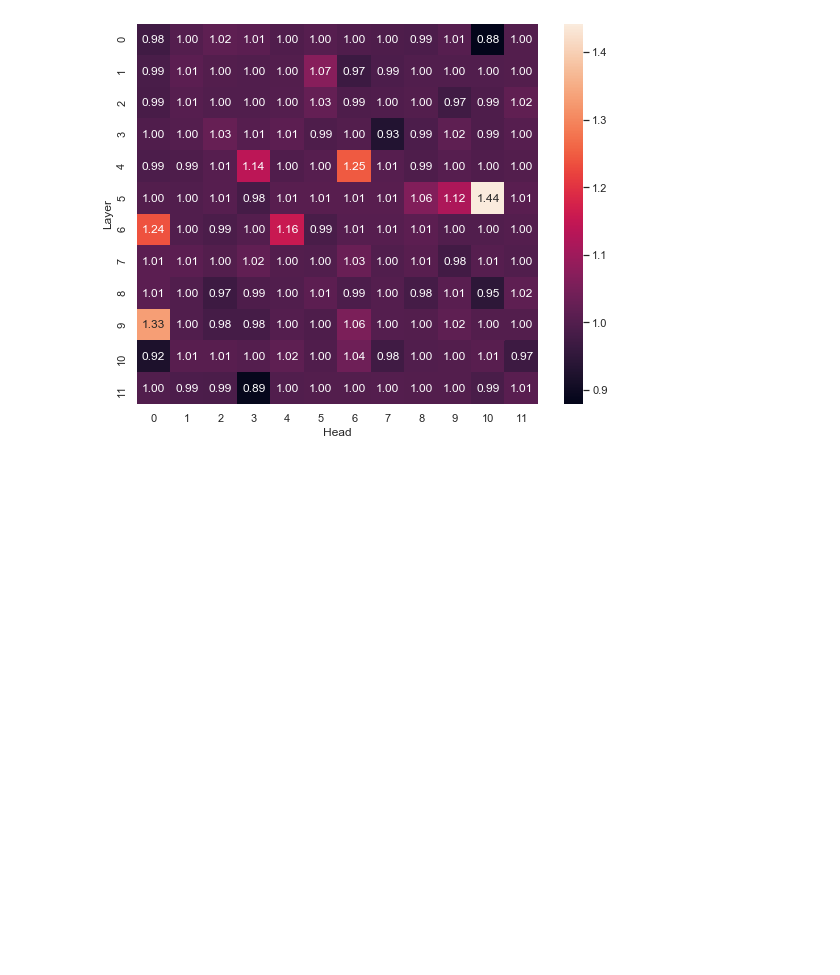
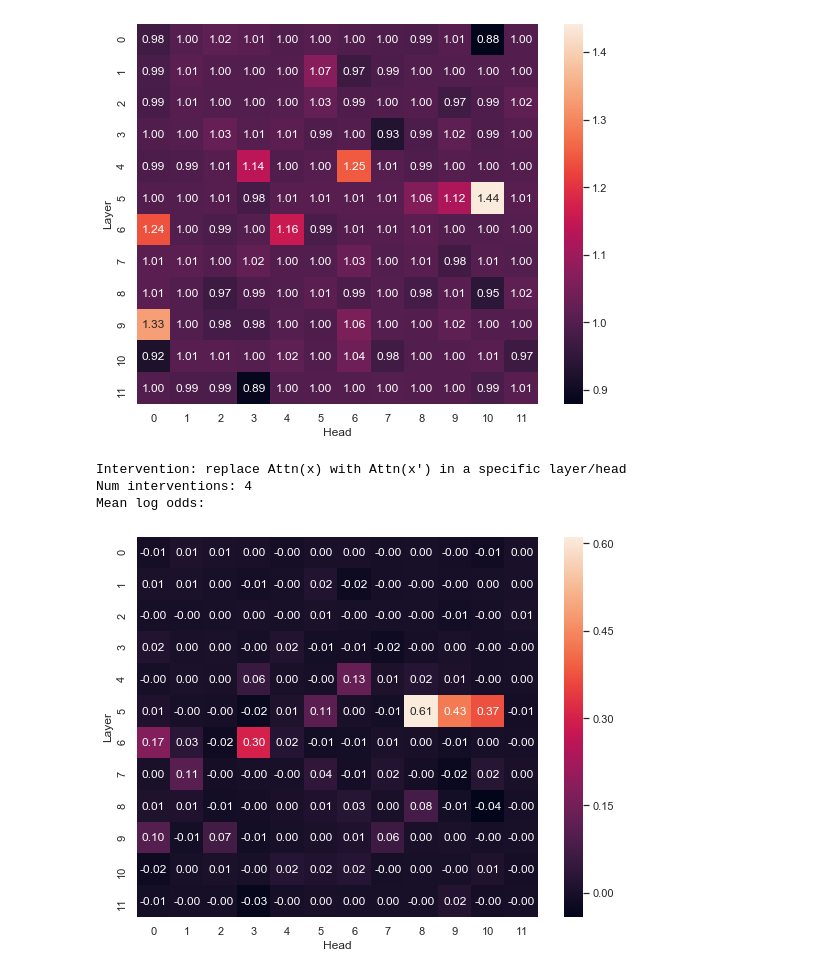
Before and after one commit to mattf1n/lm-intervention, a Jupyter notebook: lm_attn_intervention.ipynb, the cells around one changed output. Saved outputs shown, nothing was run; the diff lists cells and outputs as text; code cells hidden in the pictures; blank space fills up the shorter version.

Commit message:
Display mean log odds ratio over multiple intervention runs.

```diff
--- a/lm_attn_intervention.ipynb
+++ b/lm_attn_intervention.ipynb
@@ -52,12 +53,12 @@ p(asked|x'): 10.31% p(answered|x'): 3.84%
 Odds ratio (p("answered"|Attn(x')) / p("asked"|Attn(x')) / (p("answered") / p("asked")):
 [figure]
 # %%
-intervention = Intervention(
+intervention2 = Intervention(
         tokenizer,
         "The doctor asked the nurse a question. {}",
         ["He", "She"],
         ["requested", "responded"])
-perform_intervention(intervention)
+perform_intervention(intervention2)
 # %% [output]
 Intervention: replace Attn(x) with Attn(x') in a specific layer/head
 x : The doctor asked the nurse a question. He
@@ -70,12 +71,12 @@ p(requested|x'): 0.04% p(responded|x'): 1.86%
 Odds ratio (p("responded"|Attn(x')) / p("requested"|Attn(x')) / (p("responded") / p("requested")):
 [figure]
 # %%
-intervention = Intervention(
+intervention3 = Intervention(
         tokenizer,
         "The man felt sorry about what he said to the woman. {}",
         ["He", "She"],
         ["apologized", "forgave"])
-perform_intervention(intervention)
+perform_intervention(intervention3)
 # %% [output]
 Intervention: replace Attn(x) with Attn(x') in a specific layer/head
 x : The man felt sorry about what he said to the woman. He
@@ -88,12 +89,12 @@ p(apologized|x'): 0.42% p(forgave|x'): 0.00%
 Odds ratio (p("forgave"|Attn(x')) / p("apologized"|Attn(x')) / (p("forgave") / p("apologized")):
 [figure]
 # %%
-intervention = Intervention(
+intervention4 = Intervention(
         tokenizer,
         "The nurse notified the patient that {}",
         ["her", "his"],
         ["shift", "blood"])
-perform_intervention(intervention)
+perform_intervention(intervention4)
 # %% [output]
 Intervention: replace Attn(x) with Attn(x') in a specific layer/head
 x : The nurse notified the patient that her
@@ -105,3 +106,29 @@ p(shift|x'): 0.03% p(blood|x'): 3.16%
 
 Odds ratio (p("blood"|Attn(x')) / p("shift"|Attn(x')) / (p("blood") / p("shift")):
 [figure]
+# %%
+def perform_interventions(interventions):
+
+	log_odds_ratio_sum = torch.zeros((model.num_layers, model.num_heads))
+	log_odds_ratio_count = 0
+	for intervention in interventions:
+		candidate1_base_prob, candidate2_base_prob, candidate1_alt_prob, candidate2_alt_prob, candidate1_probs, candidate2_probs = model.attention_intervention_experiment(intervention)
+		log_odds_base = torch.log(candidate2_base_prob) - torch.log(candidate1_base_prob)
+		log_odds_intervention = torch.log(candidate2_probs) - torch.log(candidate1_probs)
+		log_odds_ratio = log_odds_intervention - log_odds_base
+		log_odds_ratio_sum += log_odds_ratio
+		log_odds_ratio_count += 1
+
+	print("Intervention: replace Attn(x) with Attn(x') in a specific layer/head")
+	print(f"Num interventions: {log_odds_ratio_count}")
+	print("Mean log odds:")
+	plt.figure(figsize=(9,7))
+	ax = sns.heatmap(log_odds_ratio_sum / log_odds_ratio_count, annot=True, annot_kws={"size": 12}, fmt=".2f")
+	ax.set(xlabel='Head', ylabel='Layer')
+# %%
+perform_interventions([intervention1, intervention2, intervention3, intervention4])
+# %% [output]
+Intervention: replace Attn(x) with Attn(x') in a specific layer/head
+Num interventions: 4
+Mean log odds:
+[figure, added]
```
Also changed, not shown: parts of 2 cells of this notebook.
